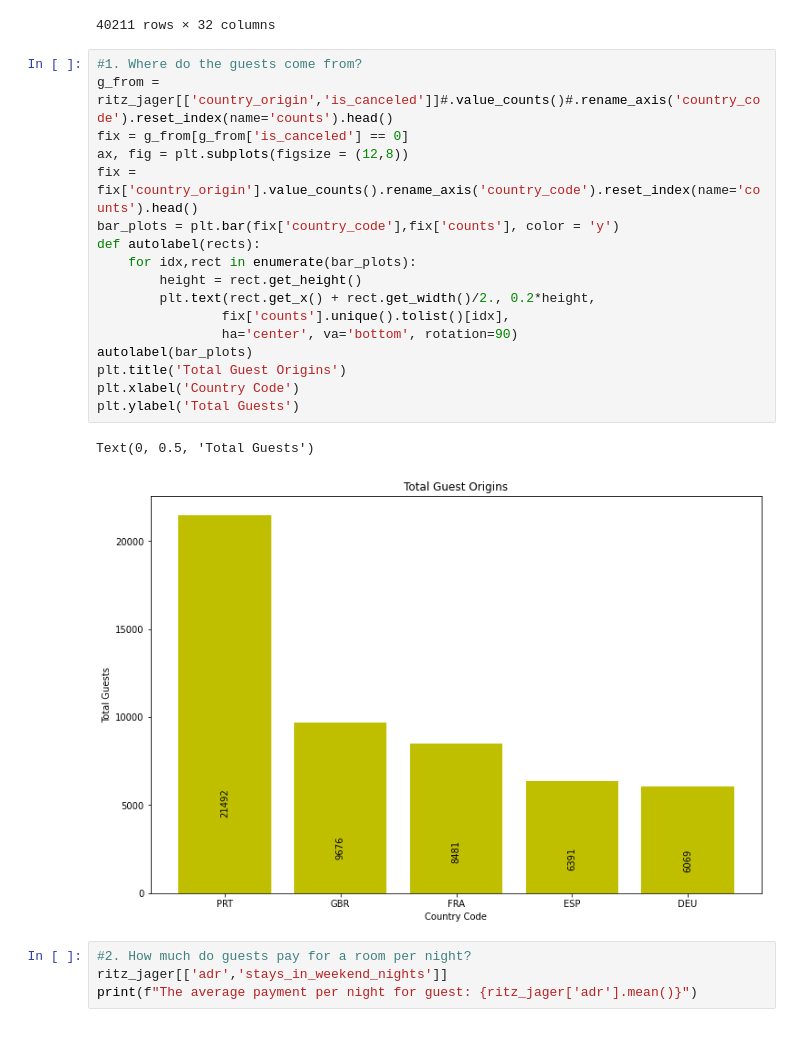
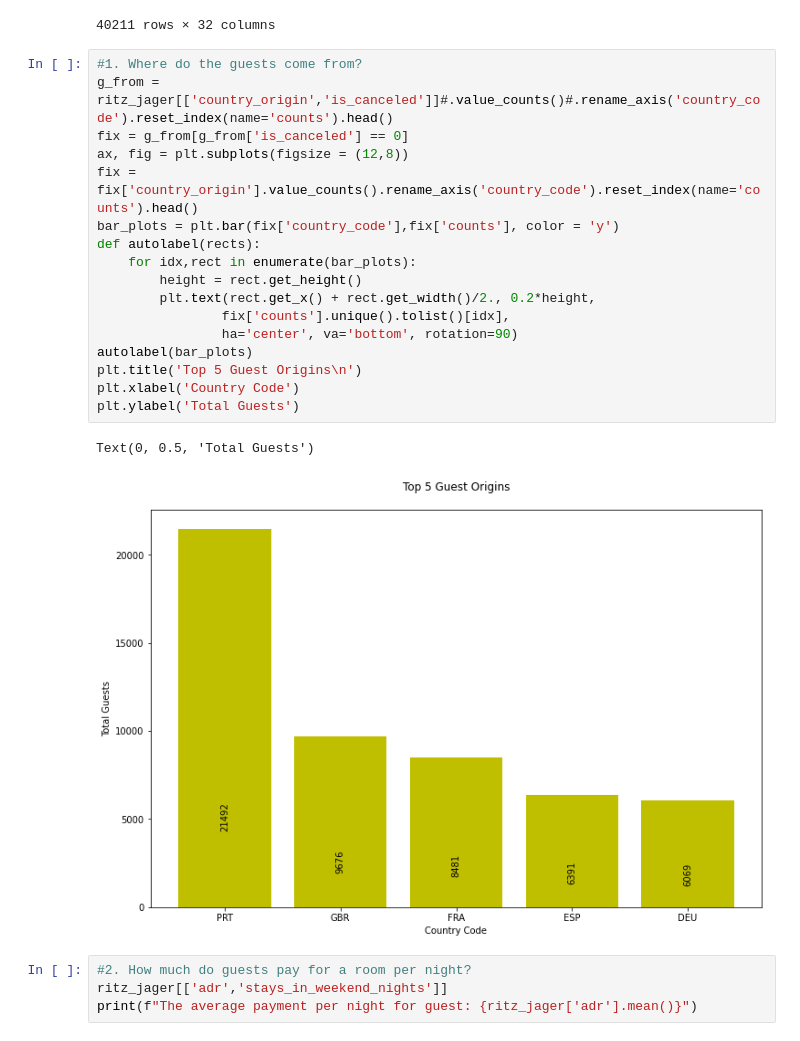
Before and after one commit to ronnyfahrudin/IYKRA-FELLOWSHIP-Data-Science, a Jupyter notebook: Data Analysis/Data Analysis week 3.ipynb, the cells around one changed output. Cells and saved outputs as stored; diff of their text form.

```diff
--- a/Data Analysis/Data Analysis week 3.ipynb
+++ b/Data Analysis/Data Analysis week 3.ipynb
@@ -263,23 +263,23 @@ ritz_jager[ritz_jager.duplicated(subset=None, keep=False)]
 # %%
 #1. Where do the guests come from?
 g_from = ritz_jager[['country_origin','is_canceled']]#.value_counts()#.rename_axis('country_code').reset_index(name='counts').head()
 fix = g_from[g_from['is_canceled'] == 0]
 ax, fig = plt.subplots(figsize = (12,8))
 fix = fix['country_origin'].value_counts().rename_axis('country_code').reset_index(name='counts').head()
 bar_plots = plt.bar(fix['country_code'],fix['counts'], color = 'y')
 def autolabel(rects):
     for idx,rect in enumerate(bar_plots):
         height = rect.get_height()
         plt.text(rect.get_x() + rect.get_width()/2., 0.2*height,
                 fix['counts'].unique().tolist()[idx],
                 ha='center', va='bottom', rotation=90)
 autolabel(bar_plots)
-plt.title('Total Guest Origins')
+plt.title('Top 5 Guest Origins\n')
 plt.xlabel('Country Code')
 plt.ylabel('Total Guests')
 # %% [output]
 Text(0, 0.5, 'Total Guests')
-[figure, old version]
+[figure, new version]
 # %%
 #2. How much do guests pay for a room per night?
 ritz_jager[['adr','stays_in_weekend_nights']]
```
Also changed, not shown: parts of 5 cells of this notebook.
